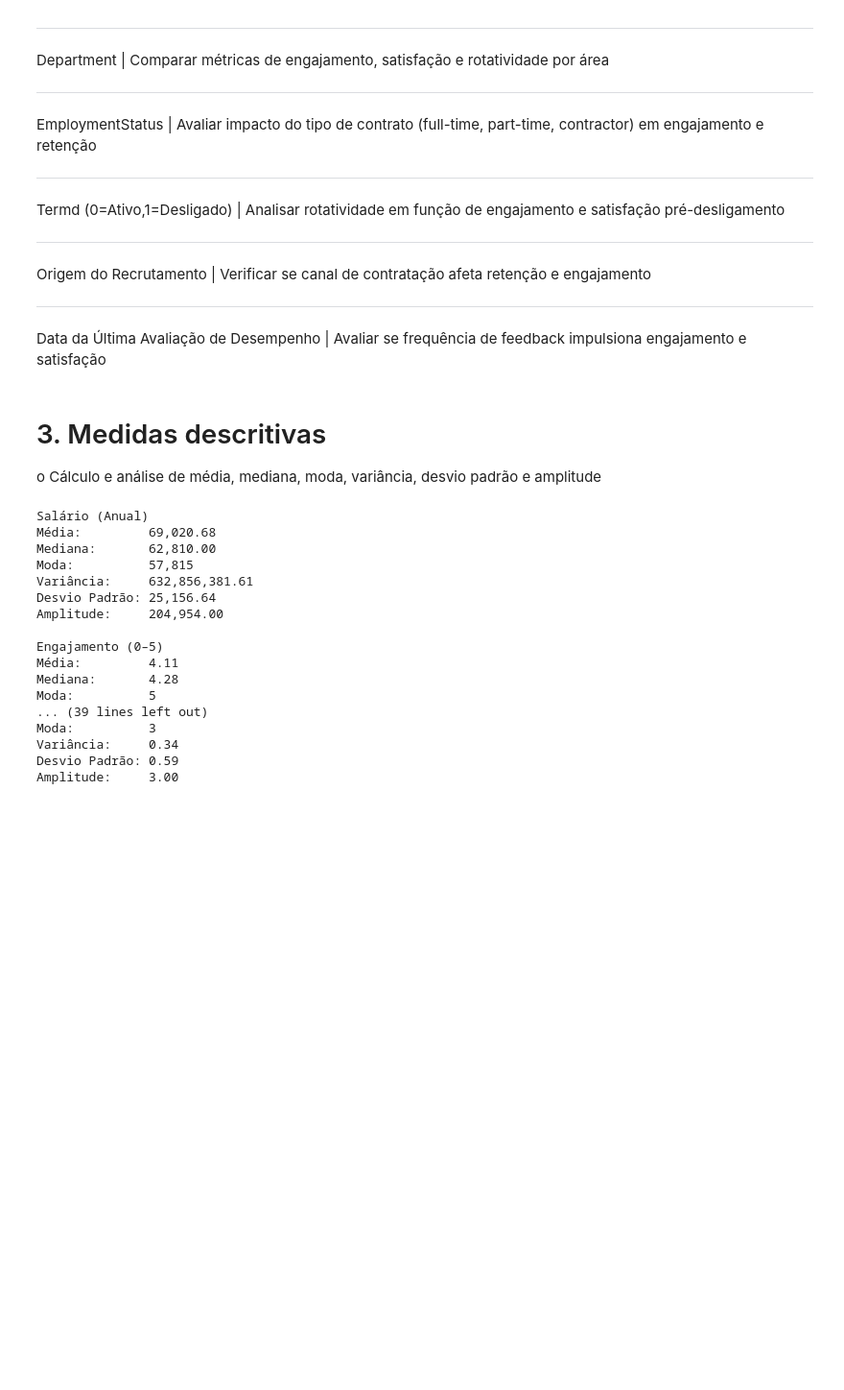
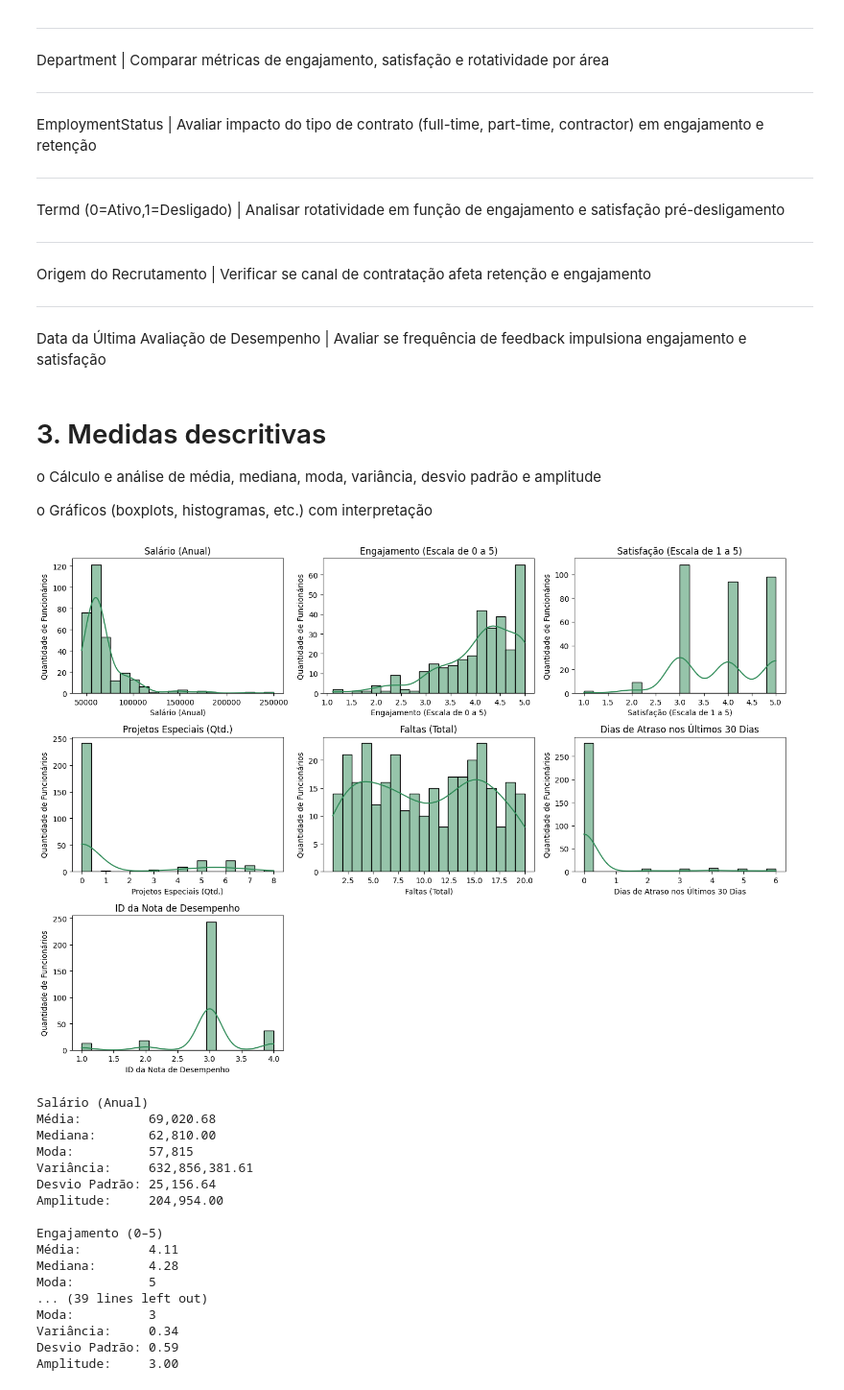
Before and after one commit to lucksza/datascience-cp2, a Jupyter notebook: datascience_cp2.ipynb, the cells around one changed output. Shown: that part at 96% size. Cells and saved outputs as stored; diff of their text form; code cells hidden in the pictures; blank space fills up the shorter version.

```diff
--- a/datascience_cp2.ipynb
+++ b/datascience_cp2.ipynb
@@ -291,6 +291,40 @@ Data da Última Avaliação de Desempenho | Avaliar se frequência de feedback i
 
 o Cálculo e análise de média, mediana, moda, variância, desvio
 padrão e amplitude
+
+o Gráficos (boxplots, histogramas, etc.) com interpretação
+# %%
+import pandas as pd
+import matplotlib.pyplot as plt
+import seaborn as sns
+
+
+df = pd.read_csv('rh.csv')
+
+
+variaveis = [
+    'Salário (Anual)',
+    'Engajamento (Escala de 0 a 5)',
+    'Satisfação (Escala de 1 a 5)',
+    'Projetos Especiais (Qtd.)',
+    'Faltas (Total)',
+    'Dias de Atraso nos Últimos 30 Dias',
+    'ID da Nota de Desempenho'
+]
+
+
+plt.figure(figsize=(14, 10))
+for i, col in enumerate(variaveis, 1):
+    plt.subplot(3, 3, i)
+    sns.histplot(df[col], kde=True, color="seagreen", bins=20)
+    plt.title(f'{col}')
+    plt.xlabel(col)
+    plt.ylabel('Quantidade de Funcionários')
+
+plt.tight_layout()
+plt.show()
+# %% [output]
+[figure, added]
 # %%
 import pandas as pd
 
```
Also changed, not shown: parts of 3 cells of this notebook.
